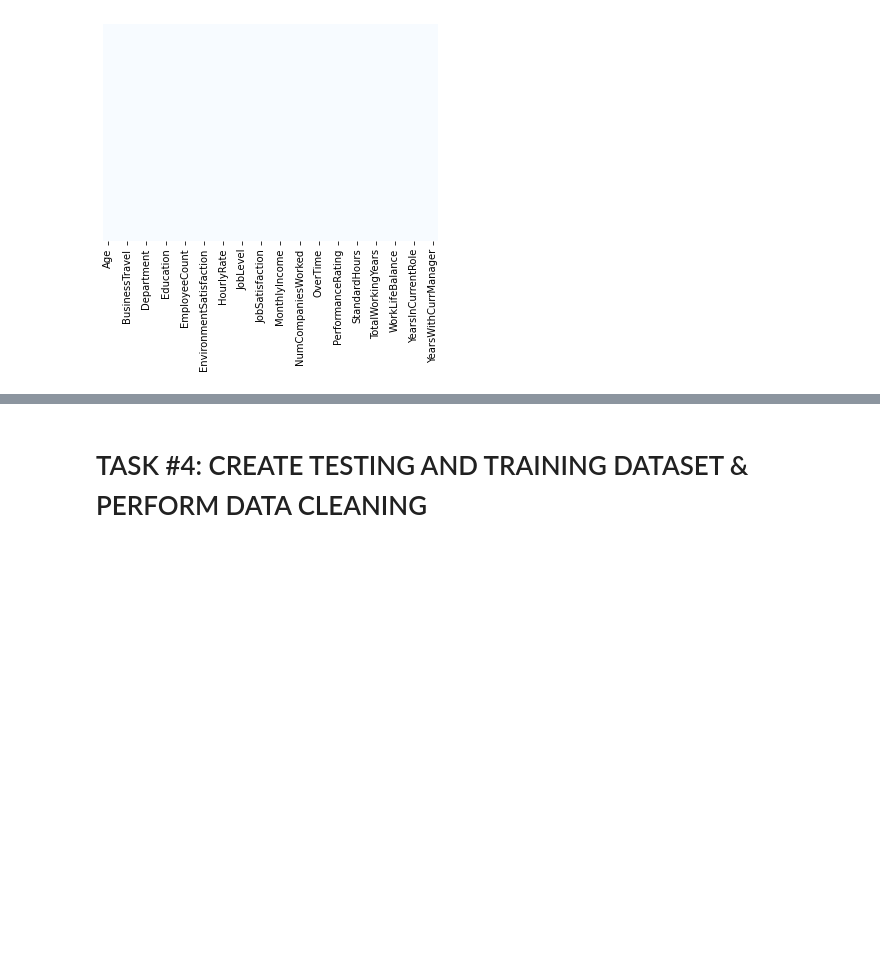
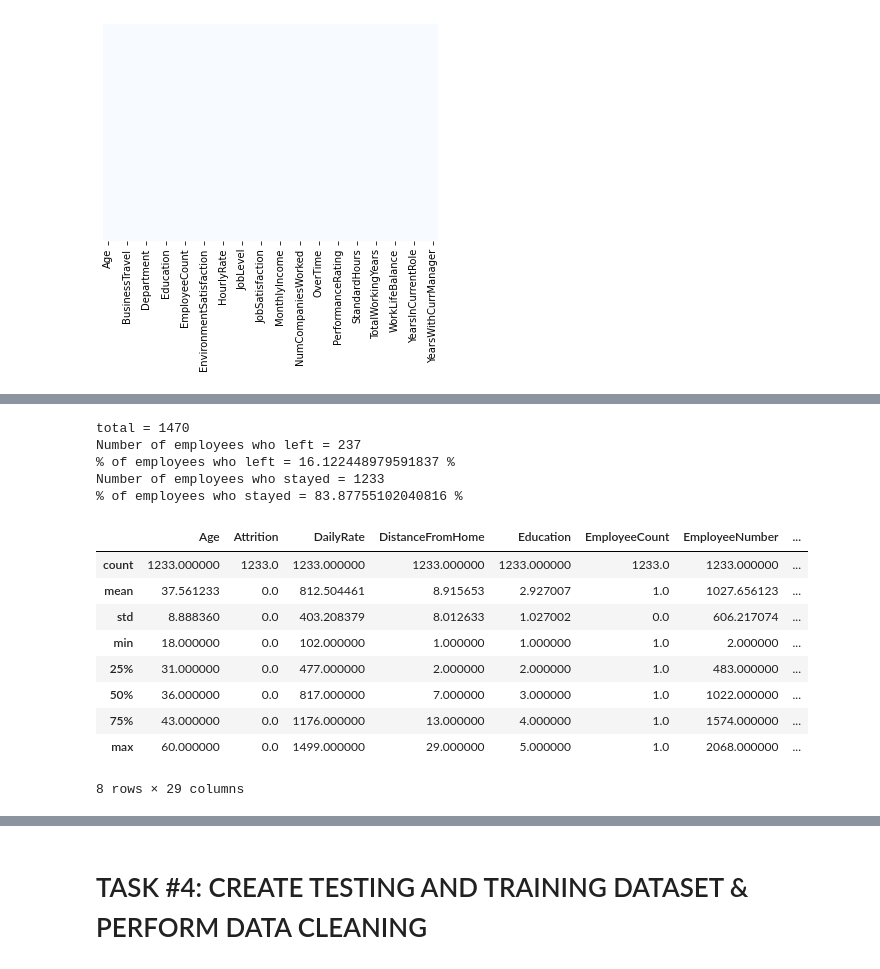
Before and after one commit to realize1103/DataScienceForBusiness, a Jupyter notebook: Human_Resources_Department_Skeleton.ipynb, the cells around one changed output, grey strips where cells are left out. Saved outputs shown, nothing was run; the diff lists cells and outputs as text; code cells hidden in the pictures; blank space fills up the shorter version.

```diff
--- a/Human_Resources_Department_Skeleton.ipynb
+++ b/Human_Resources_Department_Skeleton.ipynb
@@ -146,6 +184,28 @@ sns.heatmap(employee_df.isnull(), yticklabels = False, cbar = False, cmap = 'Blu
 # %%
 # Count the number of employees who stayed and left
 # It seems that we are dealing with an imbalanced dataset
+print('total =' , len(employee_df))
+print('Number of employees who left =' , len(left_df))
+print('% of employees who left =' , 1.*len(left_df)/len(employee_df)*100, '%')
+print('Number of employees who stayed =' , len(stayed_df))
+print('% of employees who stayed =' , 1.*len(stayed_df)/len(employee_df)*100, '%')
+stayed_df.describe()
+# %% [output]
+total = 1470
+Number of employees who left = 237
+% of employees who left = 16.122448979591837 %
+Number of employees who stayed = 1233
+% of employees who stayed = 83.87755102040816 %
+|  | Age | Attrition | DailyRate | DistanceFromHome | Education | EmployeeCount | EmployeeNumber | ... |
+| count | 1233.000000 | 1233.0 | 1233.000000 | 1233.000000 | 1233.000000 | 1233.0 | 1233.000000 | ... |
+| mean | 37.561233 | 0.0 | 812.504461 | 8.915653 | 2.927007 | 1.0 | 1027.656123 | ... |
+| std | 8.888360 | 0.0 | 403.208379 | 8.012633 | 1.027002 | 0.0 | 606.217074 | ... |
+| min | 18.000000 | 0.0 | 102.000000 | 1.000000 | 1.000000 | 1.0 | 2.000000 | ... |
+| 25% | 31.000000 | 0.0 | 477.000000 | 2.000000 | 2.000000 | 1.0 | 483.000000 | ... |
+| 50% | 36.000000 | 0.0 | 817.000000 | 7.000000 | 3.000000 | 1.0 | 1022.000000 | ... |
+| 75% | 43.000000 | 0.0 | 1176.000000 | 13.000000 | 4.000000 | 1.0 | 1574.000000 | ... |
+| max | 60.000000 | 0.0 | 1499.000000 | 29.000000 | 5.000000 | 1.0 | 2068.000000 | ... |
+8 rows × 29 columns
 # %%
 left_df.describe()
 
```
Also changed, not shown: parts of 6 cells of this notebook.
